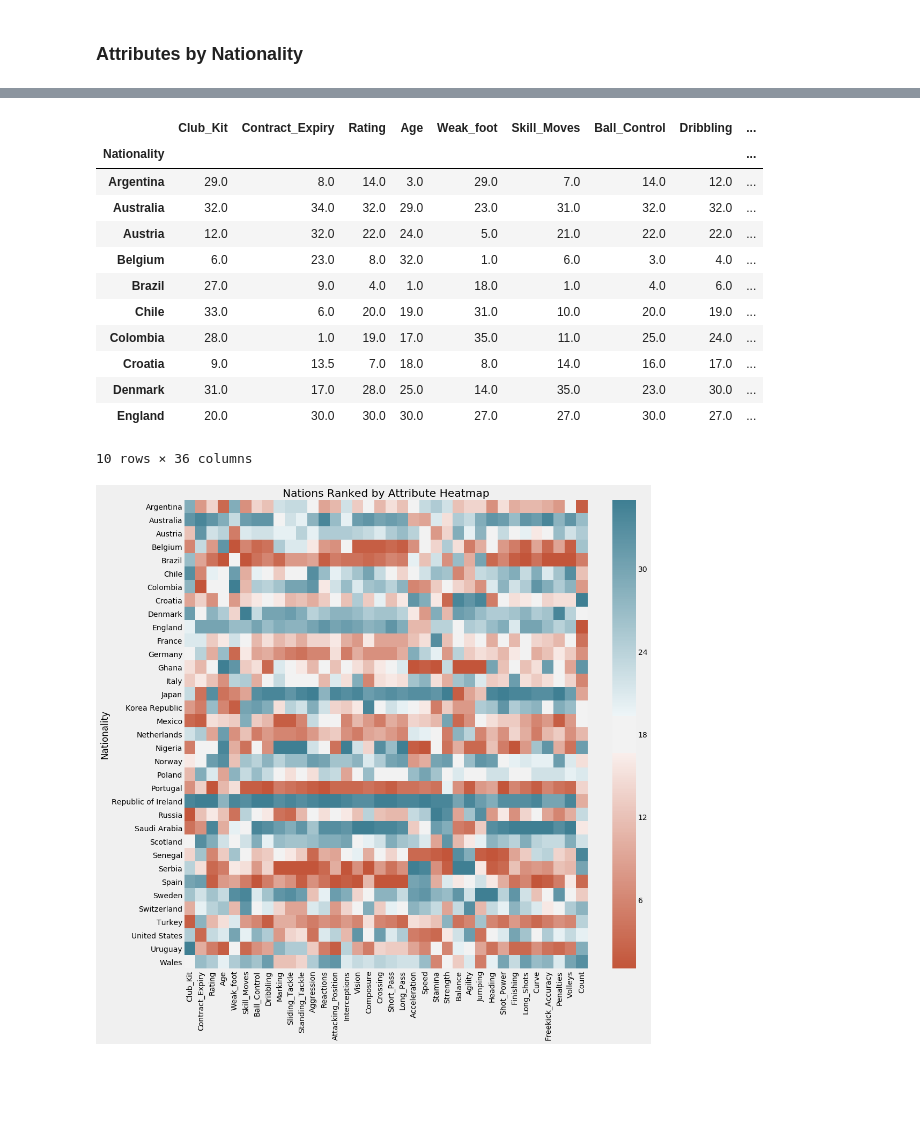
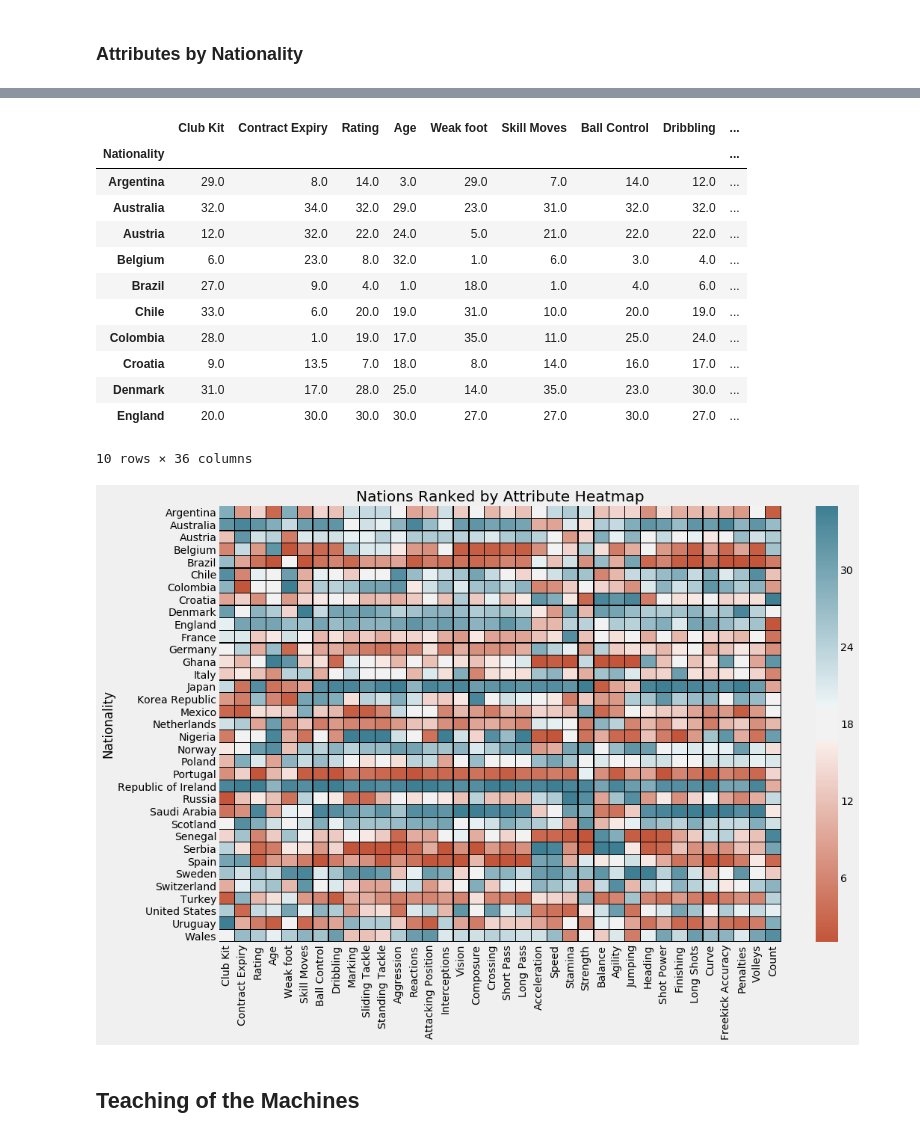
Before and after one commit to hergyherg/fifa17, a Jupyter notebook: Exploring FIFA 17 Data .ipynb, the cells around one changed output, grey strips where cells are left out. Drawn from its saved outputs; the diff is of its cells as text; code cells hidden in the pictures; blank space fills up the shorter version.

```diff
--- a/Exploring FIFA 17 Data .ipynb
+++ b/Exploring FIFA 17 Data .ipynb
@@ -67,8 +69,8 @@ df_players.dropna(how='any', inplace = True)
 # %% [markdown]
 Separate DataFrame into GKs and non-GKs due to distinct skillsets.
 # %%
-df_gks = df_players[df_players['Preffered_Position'] == 'GK']
+df_gks = df_players[df_players['Preffered Position'] == 'GK']
 df_gks.reset_index(drop = True)
-df_players = df_players[df_players['Preffered_Position'] != 'GK']
+df_players = df_players[df_players['Preffered Position'] != 'GK']
 df_players.reset_index(drop = True)
 # %% [output]
@@ -131,7 +133,7 @@ def map_position(pref_list):
     return new
 # %%
 # Create new column for mapped position
-df_players['Position'] = df_players['Preffered_Position'].map(map_position)
+df_players['Position'] = df_players['Preffered Position'].map(map_position)
 # %%
 np.unique(df_players['Position'].values)
 # %% [output]
@@ -142,8 +144,8 @@ np.unique(df_gks['Preffered_Position'].values)
 array(['GK'], dtype=object)
 # %%
 # Drop old position column, no longer needed
-df_players.drop('Preffered_Position', axis = 1, inplace = True)
-df_players.drop(['GK_Diving', 'GK_Positioning', 'GK_Kicking', 'GK_Handling', 'GK_Reflexes'], axis = 1, inplace = True)
+df_players.drop('Preffered Position', axis = 1, inplace = True)
+df_players.drop(['GK Diving', 'GK Positioning', 'GK Kicking', 'GK Handling', 'GK Reflexes'], axis = 1, inplace = True)
 # %%
 df_players.columns
 # %% [output]
@@ -306,8 +308,8 @@ plt.tight_layout()
 # %%
-df_nation = df_nation.rank(ascending = False)
-df_nation.head(10)
+df_nation_rank = df_nation.rank(ascending = False)
+df_nation_rank.head(10)
 # %% [output]
-|  | Club_Kit | Contract_Expiry | Rating | Age | Weak_foot | Skill_Moves | Ball_Control | Dribbling | ... |
+|  | Club Kit | Contract Expiry | Rating | Age | Weak foot | Skill Moves | Ball Control | Dribbling | ... |
 | Nationality |  |  |  |  |  |  |  |  | ... |
 | Argentina | 29.0 | 8.0 | 14.0 | 3.0 | 29.0 | 7.0 | 14.0 | 12.0 | ... |
 | Australia | 32.0 | 34.0 | 32.0 | 29.0 | 23.0 | 31.0 | 32.0 | 32.0 | ... |
@@ -321,9 +323,12 @@ df_nation.head(10)
 | England | 20.0 | 30.0 | 30.0 | 30.0 | 27.0 | 27.0 | 30.0 | 27.0 | ... |
 10 rows × 36 columns
 # %%
-plt.figure(figsize = (15,15))
+plt.figure(figsize = (15,10))
 plt.title('Nations Ranked by Attribute Heatmap')
 cmap = sns.diverging_palette(20, 220, sep=20, as_cmap=True)
-ax = sns.heatmap(df_nation, center = 18, cmap = cmap, vmin = 1, vmax = 35, robust = True)
+ax = sns.heatmap(df_nation_rank, center = 18, cmap = cmap, vmin = 1, vmax = 35, robust = True,
+                 linewidths = 0.25, linecolor = 'black')
 # %% [output]
-[figure, old version]
+[figure, new version]
+# %% [markdown]
+## Teaching of the Machines
```
Also changed, not shown: parts of 25 cells of this notebook, 1 other file.
